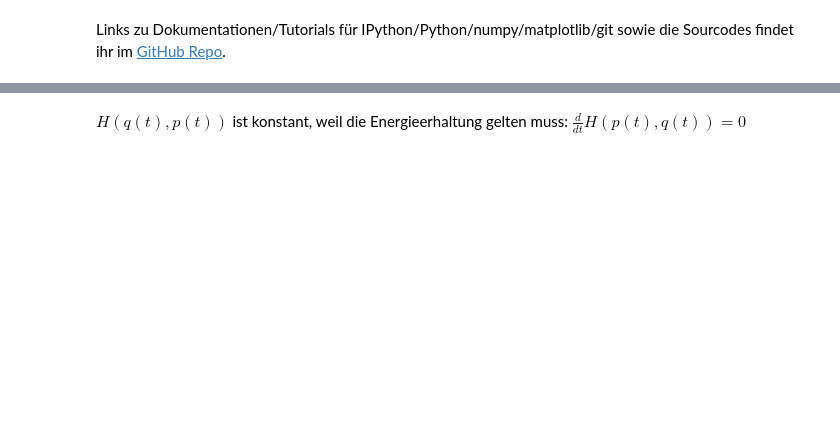
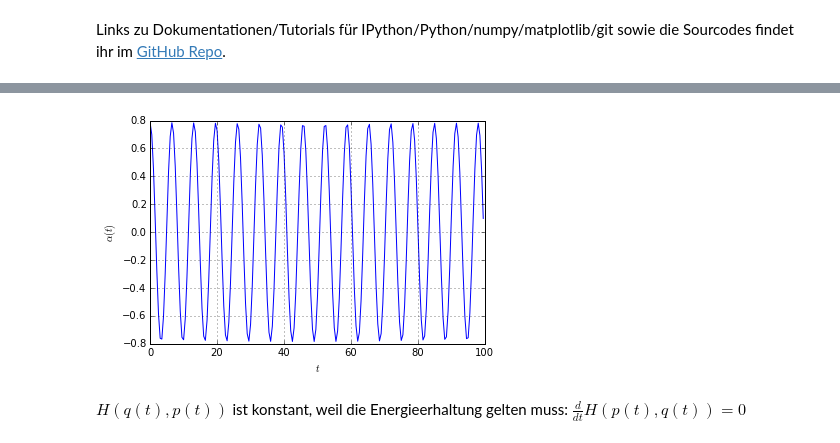
Before and after one commit to BerndSchwarzenbacher/numdiff, a Jupyter notebook: ueb2/ex06.ipynb, the cells around one changed output, grey strips where cells are left out. Cells and saved outputs as stored; diff of their text form; code cells hidden in the pictures; blank space fills up the shorter version.

```diff
--- a/ueb2/ex06.ipynb
+++ b/ueb2/ex06.ipynb
@@ -19,3 +19,10 @@ plt.grid()
+# %%
+plt.plot(time[:200], alpha[:200])
+plt.ylabel(r'$\alpha(t)$')
+plt.xlabel(r'$t$')
+plt.grid()
+# %% [output]
+[figure, added]
 # %%
 q = alpha
 p = alpha_dot
```
Also changed, not shown: parts of 3 cells of this notebook, 4 other files.
